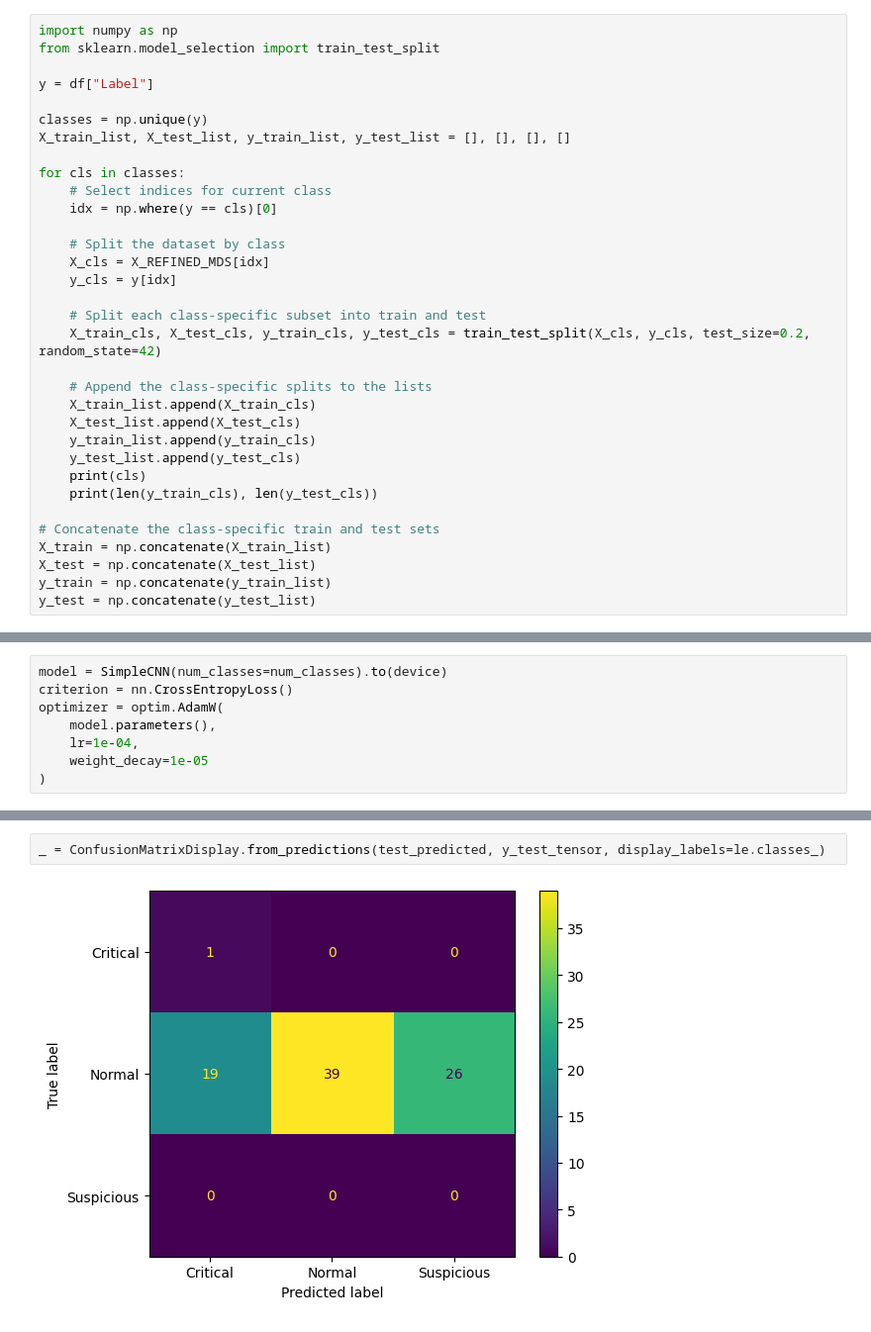
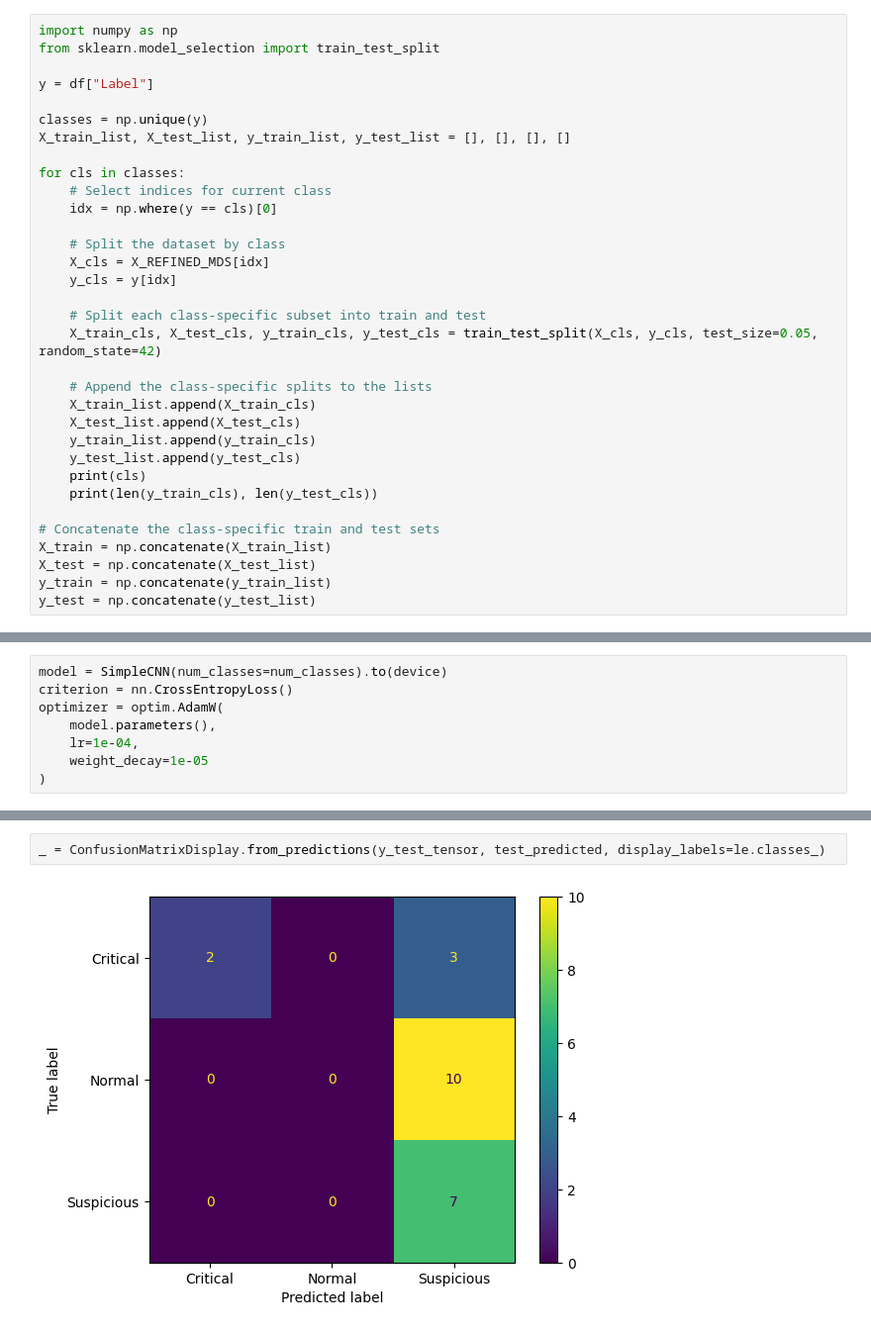
Before and after one commit to arielposada/tabular-data-to-images, a Jupyter notebook: Refined/DDoS/REFINED_DDoS.ipynb, the cells around one changed output, grey strips where cells are left out. Shown at 99% size. Drawn from its saved outputs; the diff is of its cells as text.

```diff
--- a/Refined/DDoS/REFINED_DDoS.ipynb
+++ b/Refined/DDoS/REFINED_DDoS.ipynb
@@ -184,7 +184,7 @@ for cls in classes:
     y_cls = y[idx]
 
     # Split each class-specific subset into train and test
-    X_train_cls, X_test_cls, y_train_cls, y_test_cls = train_test_split(X_cls, y_cls, test_size=0.2, random_state=42)
+    X_train_cls, X_test_cls, y_train_cls, y_test_cls = train_test_split(X_cls, y_cls, test_size=0.05, random_state=42)
 
     # Append the class-specific splits to the lists
     X_train_list.append(X_train_cls)
@@ -317,4 +306,4 @@ The test accuracy was 0.471
 # %%
-_ = ConfusionMatrixDisplay.from_predictions(test_predicted, y_test_tensor, display_labels=le.classes_)
+_ = ConfusionMatrixDisplay.from_predictions(y_test_tensor, test_predicted, display_labels=le.classes_)
 # %% [output]
-[figure, old version]
+[figure, new version]
```
Also changed, not shown: parts of 5 cells of this notebook.
